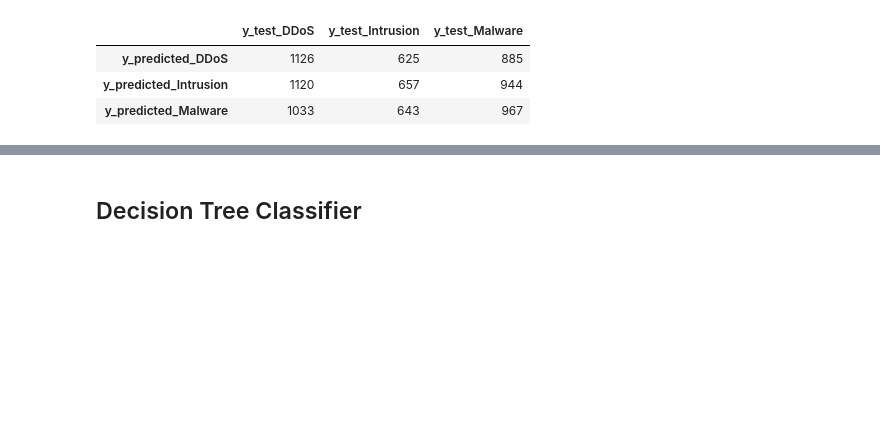
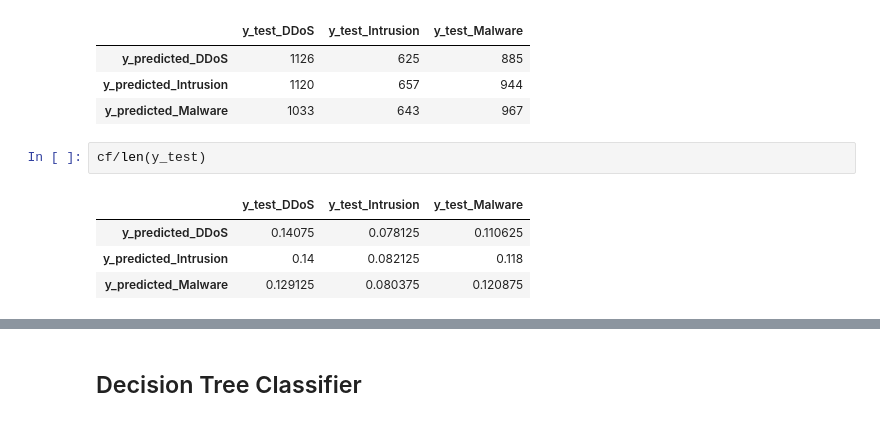
Before and after one commit to jasensteve10/DSTI_ML_PROJECT_CYBERSECURITY, a Jupyter notebook: notebooks/model_training.ipynb, the cells around one changed output, grey strips where cells are left out. Drawn from its saved outputs; the diff is of its cells as text; blank space fills up the shorter version.

```diff
--- a/notebooks/model_training.ipynb
+++ b/notebooks/model_training.ipynb
@@ -144,3 +164,10 @@ cf
 | y_predicted_DDoS | 1126 | 625 | 885 |
 | y_predicted_Intrusion | 1120 | 657 | 944 |
 | y_predicted_Malware | 1033 | 643 | 967 |
+# %%
+cf/len(y_test)
+# %% [output]
+|  | y_test_DDoS | y_test_Intrusion | y_test_Malware |
+| y_predicted_DDoS | 0.14075 | 0.078125 | 0.110625 |
+| y_predicted_Intrusion | 0.14 | 0.082125 | 0.118 |
+| y_predicted_Malware | 0.129125 | 0.080375 | 0.120875 |
```
Also changed, not shown: parts of 23 cells of this notebook, 2 other files.
